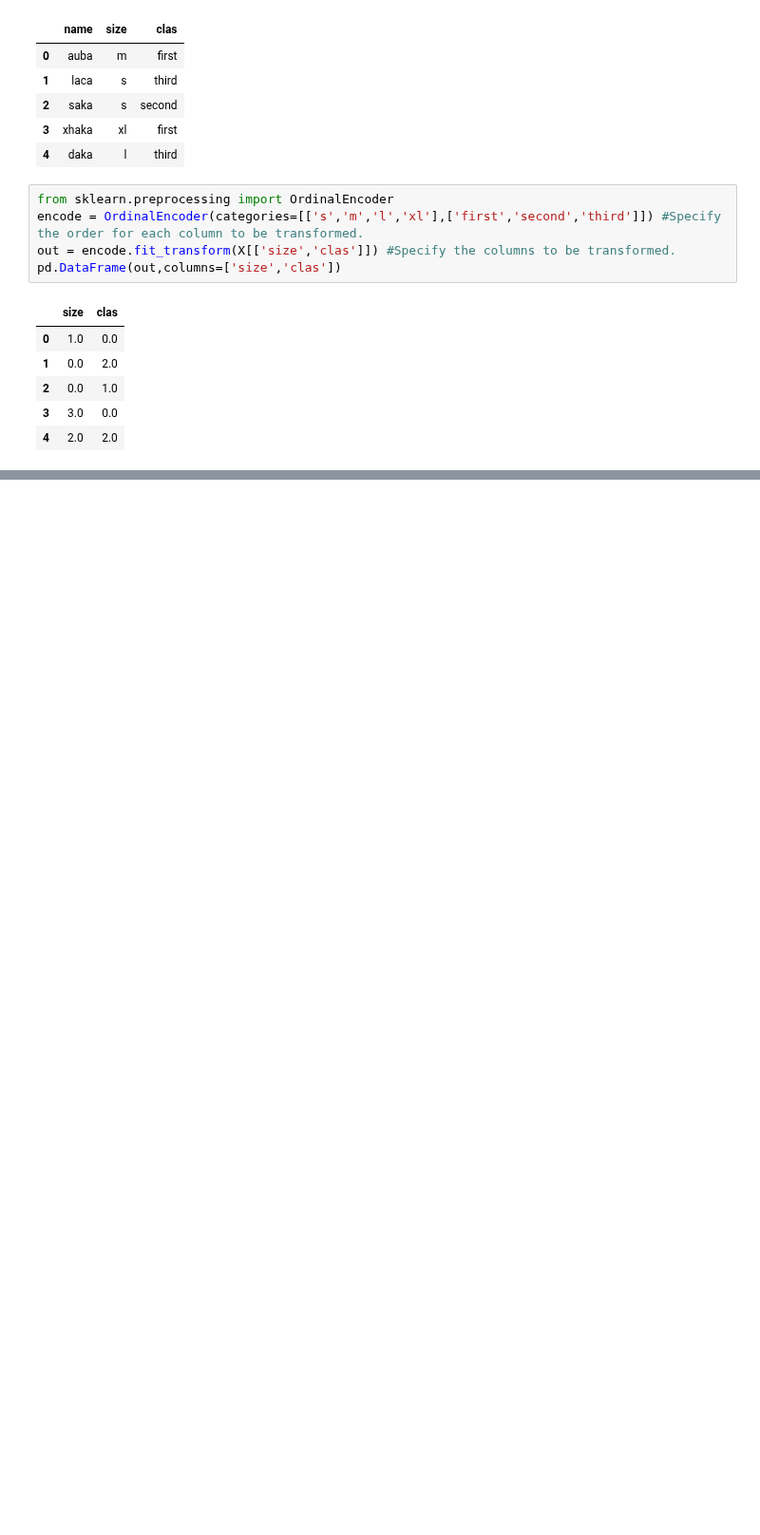
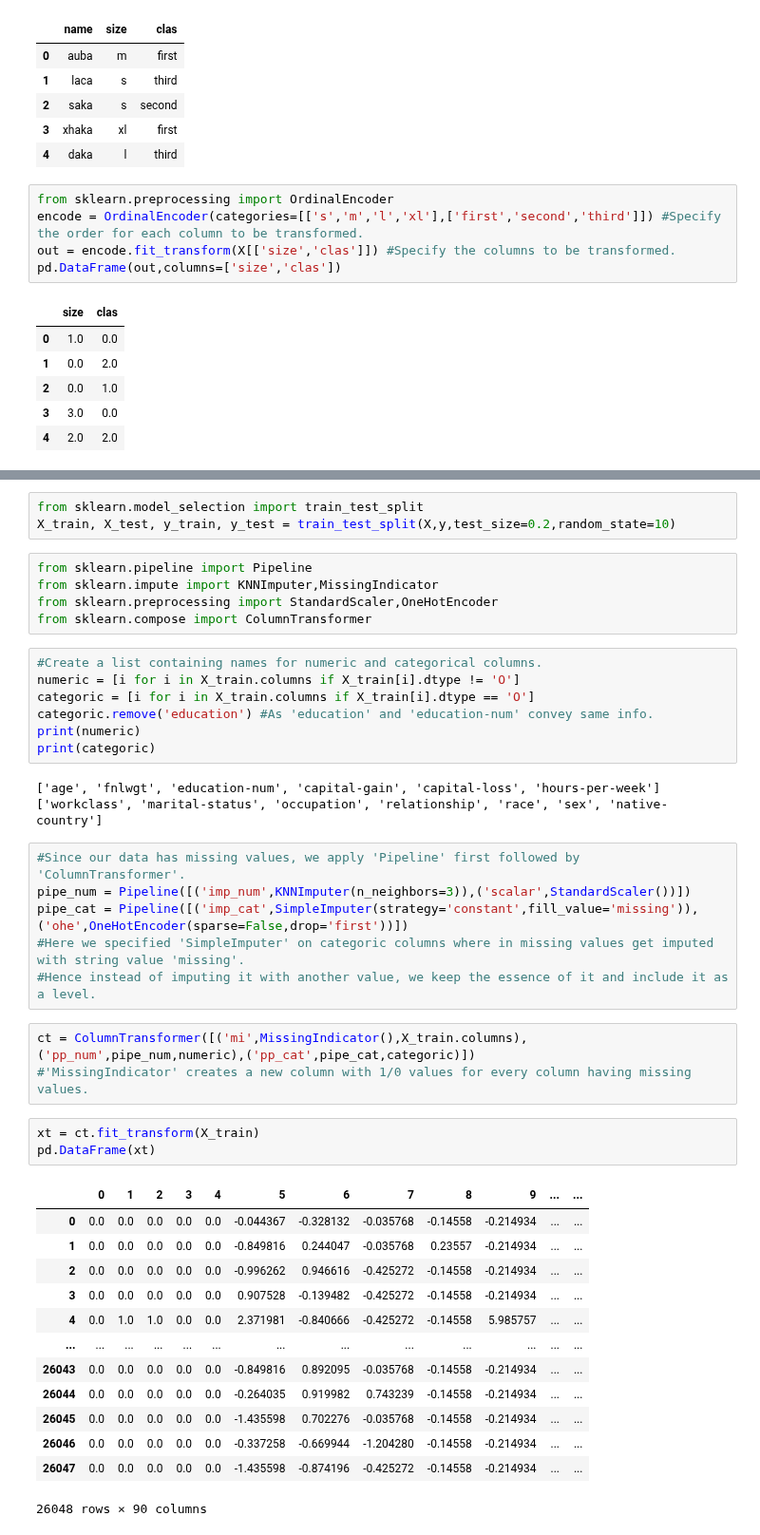
Before and after one commit to Raghav087/Python, a Jupyter notebook: Data Treatment.ipynb, the cells around one changed output, grey strips where cells are left out. Shown at 95% size. Cells and saved outputs as stored; diff of their text form; blank space fills up the shorter version.

```diff
--- a/Data Treatment.ipynb
+++ b/Data Treatment.ipynb
@@ -253,0 +322,44 @@ pd.DataFrame(out,columns=['size','clas'])
+# %%
+from sklearn.model_selection import train_test_split
+X_train, X_test, y_train, y_test = train_test_split(X,y,test_size=0.2,random_state=10)
+# %%
+from sklearn.pipeline import Pipeline
+from sklearn.impute import KNNImputer,MissingIndicator
+from sklearn.preprocessing import StandardScaler,OneHotEncoder
+from sklearn.compose import ColumnTransformer
+# %%
+#Create a list containing names for numeric and categorical columns.
+numeric = [i for i in X_train.columns if X_train[i].dtype != 'O']
+categoric = [i for i in X_train.columns if X_train[i].dtype == 'O']
+categoric.remove('education') #As 'education' and 'education-num' convey same info.
+print(numeric)
+print(categoric)
+# %% [output]
+['age', 'fnlwgt', 'education-num', 'capital-gain', 'capital-loss', 'hours-per-week']
+['workclass', 'marital-status', 'occupation', 'relationship', 'race', 'sex', 'native-country']
+# %%
+#Since our data has missing values, we apply 'Pipeline' first followed by 'ColumnTransformer'.
+pipe_num = Pipeline([('imp_num',KNNImputer(n_neighbors=3)),('scalar',StandardScaler())])
+pipe_cat = Pipeline([('imp_cat',SimpleImputer(strategy='constant',fill_value='missing')),('ohe',OneHotEncoder(sparse=False,drop='first'))])
+#Here we specified 'SimpleImputer' on categoric columns where in missing values get imputed with string value 'missing'.
+#Hence instead of imputing it with another value, we keep the essence of it and include it as a level.
+# %%
+ct = ColumnTransformer([('mi',MissingIndicator(),X_train.columns),('pp_num',pipe_num,numeric),('pp_cat',pipe_cat,categoric)])
+#'MissingIndicator' creates a new column with 1/0 values for every column having missing values.
+# %%
+xt = ct.fit_transform(X_train)
+pd.DataFrame(xt)
+# %% [output]
+|  | 0 | 1 | 2 | 3 | 4 | 5 | 6 | 7 | 8 | 9 | ... | ... |
+| 0 | 0.0 | 0.0 | 0.0 | 0.0 | 0.0 | -0.044367 | -0.328132 | -0.035768 | -0.14558 | -0.214934 | ... | ... |
+| 1 | 0.0 | 0.0 | 0.0 | 0.0 | 0.0 | -0.849816 | 0.244047 | -0.035768 | 0.23557 | -0.214934 | ... | ... |
+| 2 | 0.0 | 0.0 | 0.0 | 0.0 | 0.0 | -0.996262 | 0.946616 | -0.425272 | -0.14558 | -0.214934 | ... | ... |
+| 3 | 0.0 | 0.0 | 0.0 | 0.0 | 0.0 | 0.907528 | -0.139482 | -0.425272 | -0.14558 | -0.214934 | ... | ... |
+| 4 | 0.0 | 1.0 | 1.0 | 0.0 | 0.0 | 2.371981 | -0.840666 | -0.425272 | -0.14558 | 5.985757 | ... | ... |
+| ... | ... | ... | ... | ... | ... | ... | ... | ... | ... | ... | ... | ... |
+| 26043 | 0.0 | 0.0 | 0.0 | 0.0 | 0.0 | -0.849816 | 0.892095 | -0.035768 | -0.14558 | -0.214934 | ... | ... |
+| 26044 | 0.0 | 0.0 | 0.0 | 0.0 | 0.0 | -0.264035 | 0.919982 | 0.743239 | -0.14558 | -0.214934 | ... | ... |
+| 26045 | 0.0 | 0.0 | 0.0 | 0.0 | 0.0 | -1.435598 | 0.702276 | -0.035768 | -0.14558 | -0.214934 | ... | ... |
+| 26046 | 0.0 | 0.0 | 0.0 | 0.0 | 0.0 | -0.337258 | -0.669944 | -1.204280 | -0.14558 | -0.214934 | ... | ... |
+| 26047 | 0.0 | 0.0 | 0.0 | 0.0 | 0.0 | -1.435598 | -0.874196 | -0.425272 | -0.14558 | -0.214934 | ... | ... |
+26048 rows × 90 columns
```
Also changed, not shown: parts of 22 cells of this notebook, 1 other file.
